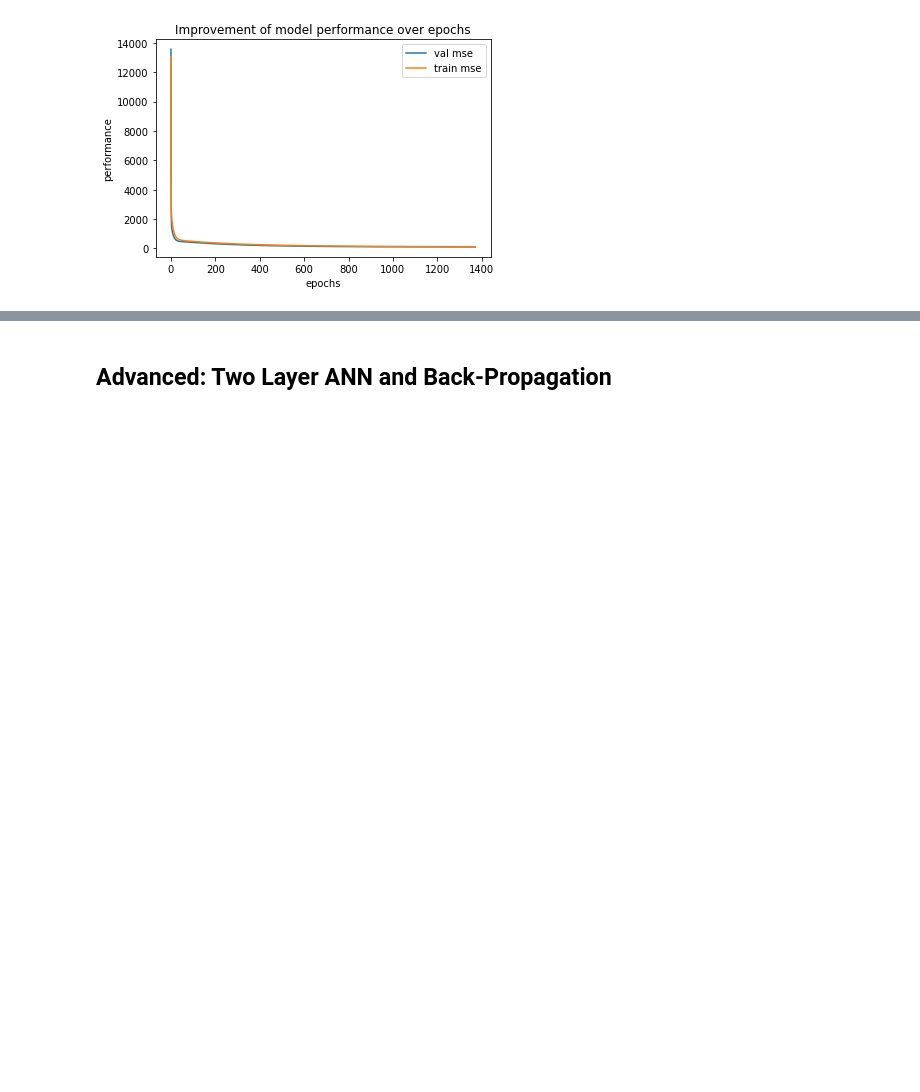
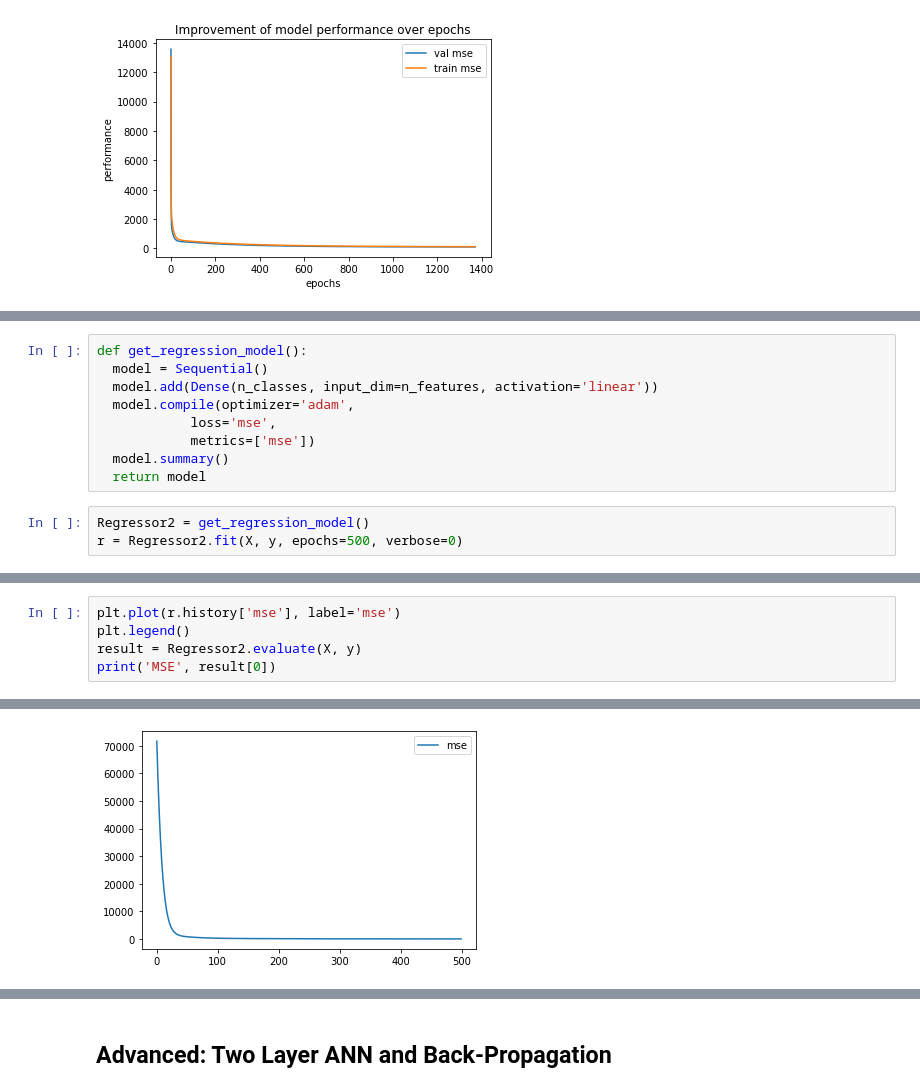
Before and after one commit to WelfLowe/ML4developers, a Jupyter notebook: 6_Neural_Networks.ipynb, the cells around one changed output, grey strips where cells are left out. Cells and saved outputs as stored; diff of their text form; blank space fills up the shorter version.

Commit message:
Added Regression ANN created with Tensorflow

```diff
--- a/6_Neural_Networks.ipynb
+++ b/6_Neural_Networks.ipynb
@@ -463,0 +476,12 @@ Validation MSE 103.81981067162394
+# %%
+def get_regression_model():
+  model = Sequential()
+  model.add(Dense(n_classes, input_dim=n_features, activation='linear'))
+  model.compile(optimizer='adam',
+			loss='mse',
+			metrics=['mse'])
+  model.summary()
+  return model
+# %%
+Regressor2 = get_regression_model()
+r = Regressor2.fit(X, y, epochs=500, verbose=0)
@@ -463,0 +500,6 @@ Validation MSE 103.81981067162394
+# %%
+plt.plot(r.history['mse'], label='mse')
+plt.legend()
+result = Regressor2.evaluate(X, y)
+print('MSE', result[0])
+# %% [output]
@@ -463,0 +508 @@ Validation MSE 103.81981067162394
+[figure, added]
```
Also changed, not shown: parts of 14 cells of this notebook.
